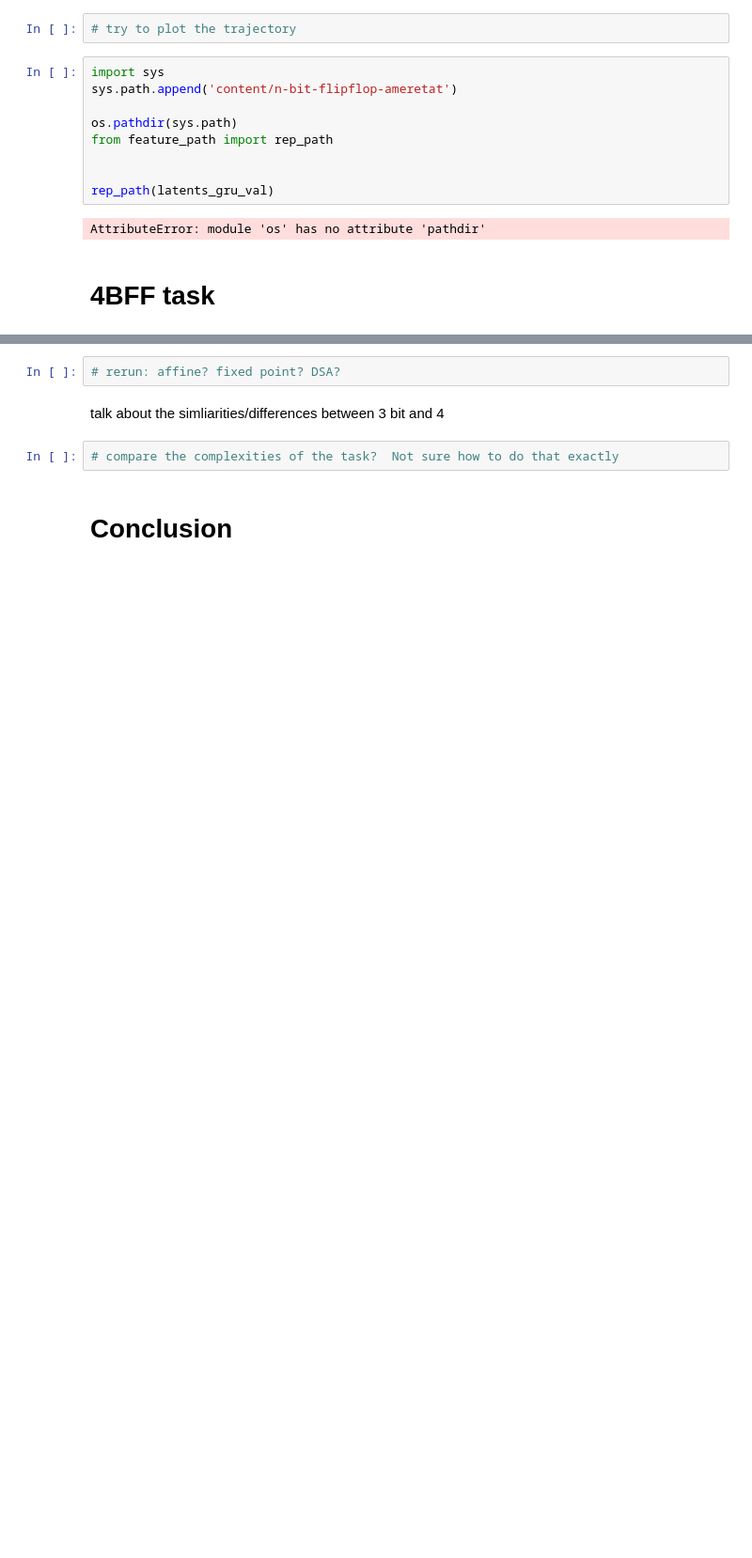
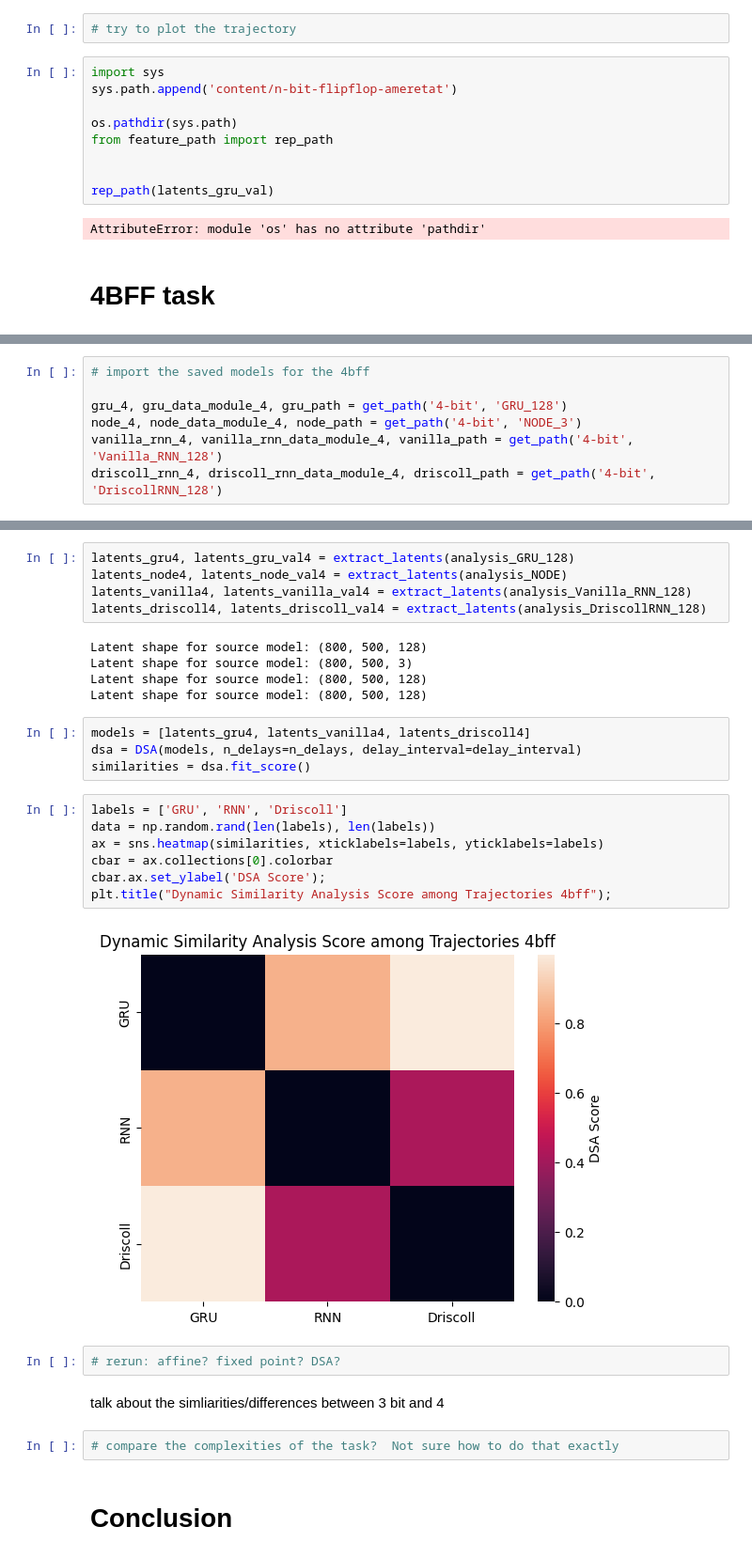
Before and after one commit to fajardgb/n-bitflipflop-ameretat, a Jupyter notebook: Copy_of_Group_2_Project.ipynb, the cells around one changed output, grey strips where cells are left out. Shown: that part at 94% size. Cells and saved outputs as stored; diff of their text form; blank space fills up the shorter version.

Commit message:
Add models for 4bff

```diff
--- a/Copy_of_Group_2_Project.ipynb
+++ b/Copy_of_Group_2_Project.ipynb
@@ -461,0 +465,7 @@ AttributeError: module 'os' has no attribute 'pathdir'
+# %%
+# import the saved models for the 4bff
+
+gru_4, gru_data_module_4, gru_path = get_path('4-bit', 'GRU_128')
+node_4, node_data_module_4, node_path = get_path('4-bit', 'NODE_3')
+vanilla_rnn_4, vanilla_rnn_data_module_4, vanilla_path = get_path('4-bit', 'Vanilla_RNN_128')
+driscoll_rnn_4, driscoll_rnn_data_module_4, driscoll_path = get_path('4-bit', 'DriscollRNN_128')
@@ -462,3 +504,26 @@ AttributeError: module 'os' has no attribute 'pathdir'
+# %%
+latents_gru4, latents_gru_val4 = extract_latents(analysis_GRU_128)
+latents_node4, latents_node_val4 = extract_latents(analysis_NODE)
+latents_vanilla4, latents_vanilla_val4 = extract_latents(analysis_Vanilla_RNN_128)
+latents_driscoll4, latents_driscoll_val4 = extract_latents(analysis_DriscollRNN_128)
+# %% [output]
+Latent shape for source model: (800, 500, 128)
+Latent shape for source model: (800, 500, 3)
+Latent shape for source model: (800, 500, 128)
+Latent shape for source model: (800, 500, 128)
+# %%
+models = [latents_gru4, latents_vanilla4, latents_driscoll4]
+dsa = DSA(models, n_delays=n_delays, delay_interval=delay_interval)
+similarities = dsa.fit_score()
+# %%
+labels = ['GRU', 'RNN', 'Driscoll']
+data = np.random.rand(len(labels), len(labels))
+ax = sns.heatmap(similarities, xticklabels=labels, yticklabels=labels)
+cbar = ax.collections[0].colorbar
+cbar.ax.set_ylabel('DSA Score');
+plt.title("Dynamic Similarity Analysis Score among Trajectories 4bff");
+# %% [output]
+[figure, added]
 # %%
 # rerun: affine? fixed point? DSA?
 # %% [markdown]
```
Also changed, not shown: parts of 6 cells of this notebook.
